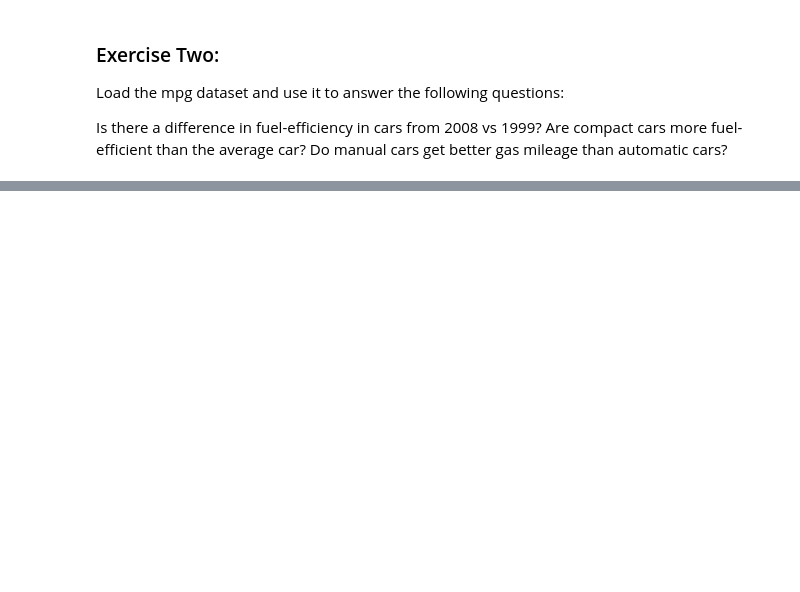
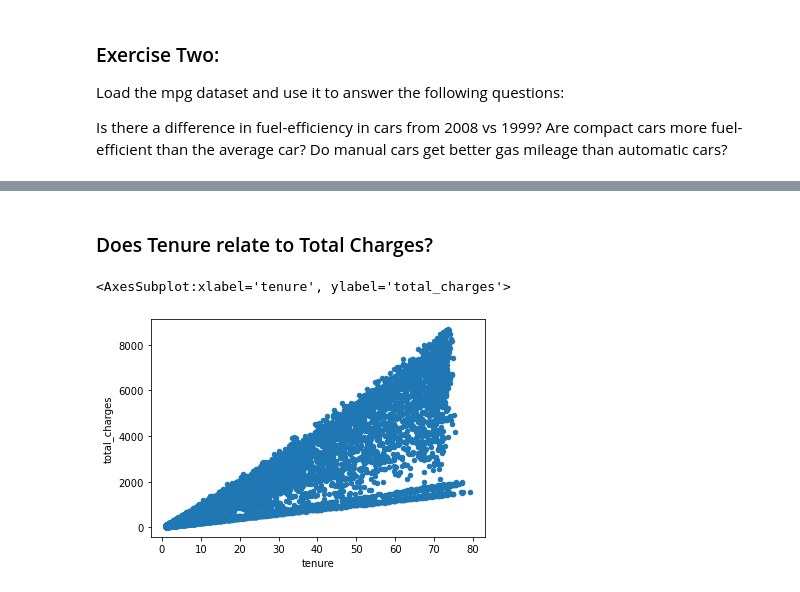
Before and after one commit to jeneyring/Stats, a Jupyter notebook: hypothesis_testing.ipynb, the cells around one changed output, grey strips where cells are left out. Saved outputs shown, nothing was run; the diff lists cells and outputs as text; code cells hidden in the pictures; blank space fills up the shorter version.

```diff
--- a/hypothesis_testing.ipynb
+++ b/hypothesis_testing.ipynb
@@ -247,0 +241,8 @@ TypeError: unsupported operand type(s) for /: 'str' and 'int'
+# %% [markdown]
+### Does Tenure relate to Total Charges?
+# %%
+df.plot.scatter(y='total_charges', x='tenure')
+#visually, yes it looks like there might be a relationship between total and tenure
+# %% [output]
+<AxesSubplot:xlabel='tenure', ylabel='total_charges'>
+[figure, added]
```
Also changed, not shown: parts of 47 cells of this notebook, 4 other files.
